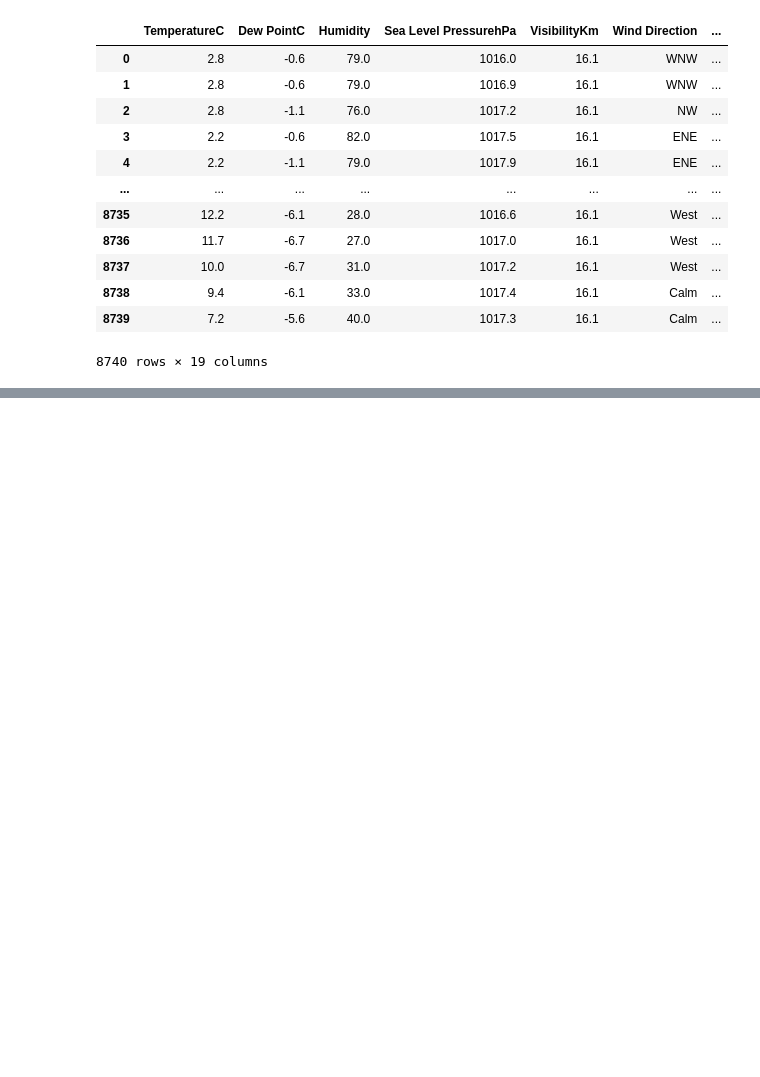
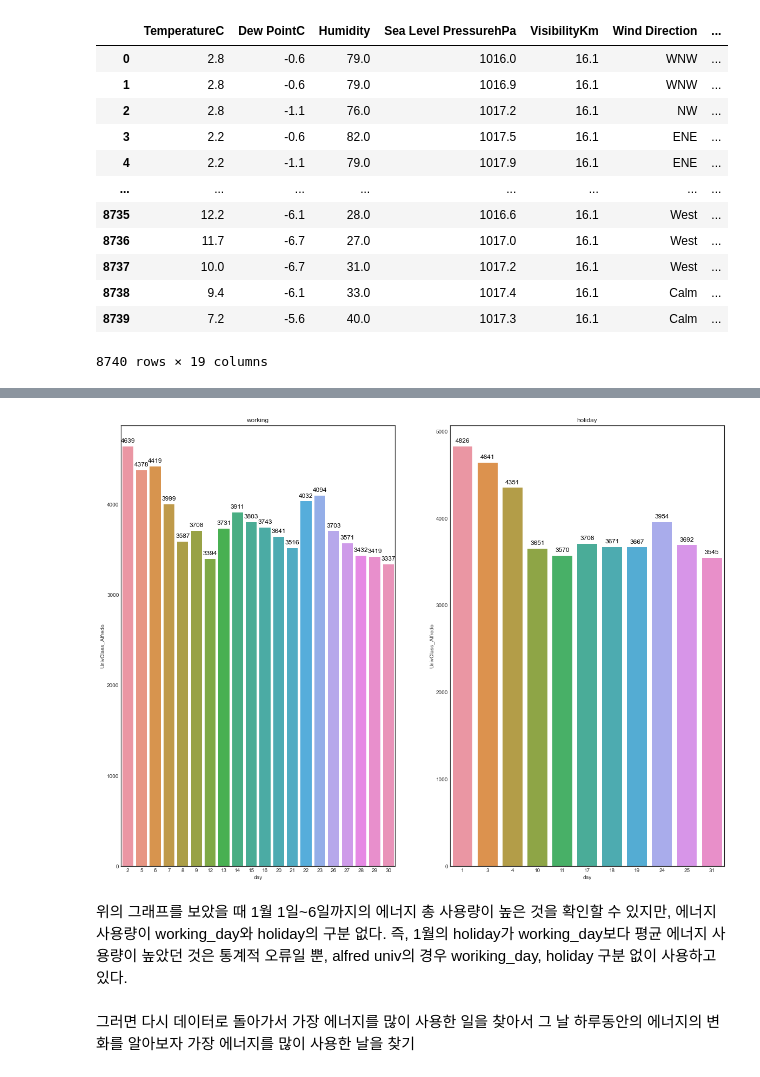
Before and after one commit to robert-min/study, a Jupyter notebook: hanyang_ml/question2/question2.ipynb, the cells around one changed output, grey strips where cells are left out. Drawn from its saved outputs; the diff is of its cells as text; code cells hidden in the pictures; blank space fills up the shorter version.

```diff
--- a/hanyang_ml/question2/question2.ipynb
+++ b/hanyang_ml/question2/question2.ipynb
@@ -268,0 +451,3 @@ df
+# %%
+df_jan = df[df["month"] == 1].copy()
+df_jan
@@ -268,0 +468,32 @@ df
+# %%
+# 일 기준으로 working, holiday 에너지 총합 비교
+def hour_holiday(time, dataframe):
+    fig, ax = plt.subplots(1, 2, figsize=(20, 15))
+
+    df_plot = dataframe.groupby(["holiday", "day"]).sum().reset_index()
+
+    g1 = sns.barplot(data=df_plot.query("holiday == 0"), ax=ax[0], x=time, y="UnivClass_Alfredo")
+    for p in g1.patches:
+        g1.annotate('%.0f' % p.get_height(), (p.get_x() + p.get_width()/2., p.get_height()),
+                   ha='center', va='center', fontsize=12, color='black', xytext=(0, 10), textcoords='offset points')
+
+
+    g2 = sns.barplot(data=df_plot.query("holiday == 1"), ax=ax[1], x=time, y="UnivClass_Alfredo")
+    for p in g2.patches:
+        g2.annotate('%.0f' % p.get_height(), (p.get_x() + p.get_width()/2., p.get_height()),
+                   ha='center', va='center', fontsize=12, color='black', xytext=(0, 10), textcoords='offset points')
+
+    ax[0].set_title("working")
+    ax[1].set_title("holiday")
+    plt.show()
+# %%
+hour_holiday("day", df_jan)
+# %% [output]
+[figure, added]
+# %% [markdown]
+위의 그래프를 보았을 때 1월 1일~6일까지의 에너지 총 사용량이 높은 것을 확인할 수 있지만, 에너지 사용량이 working_day와 holiday의 구분 없다.
+즉, 1월의 holiday가 working_day보다 평균 에너지 사용량이 높았던 것은 통계적 오류일 뿐,
+alfred univ의 경우 woriking_day, holiday 구분 없이 사용하고 있다.
+# %% [markdown]
+그러면 다시 데이터로 돌아가서 가장 에너지를 많이 사용한 일을 찾아서 그 날 하루동안의 에너지의 변화를 알아보자
+가장 에너지를 많이 사용한 날을 찾기
```
Also changed, not shown: parts of 25 cells of this notebook.
